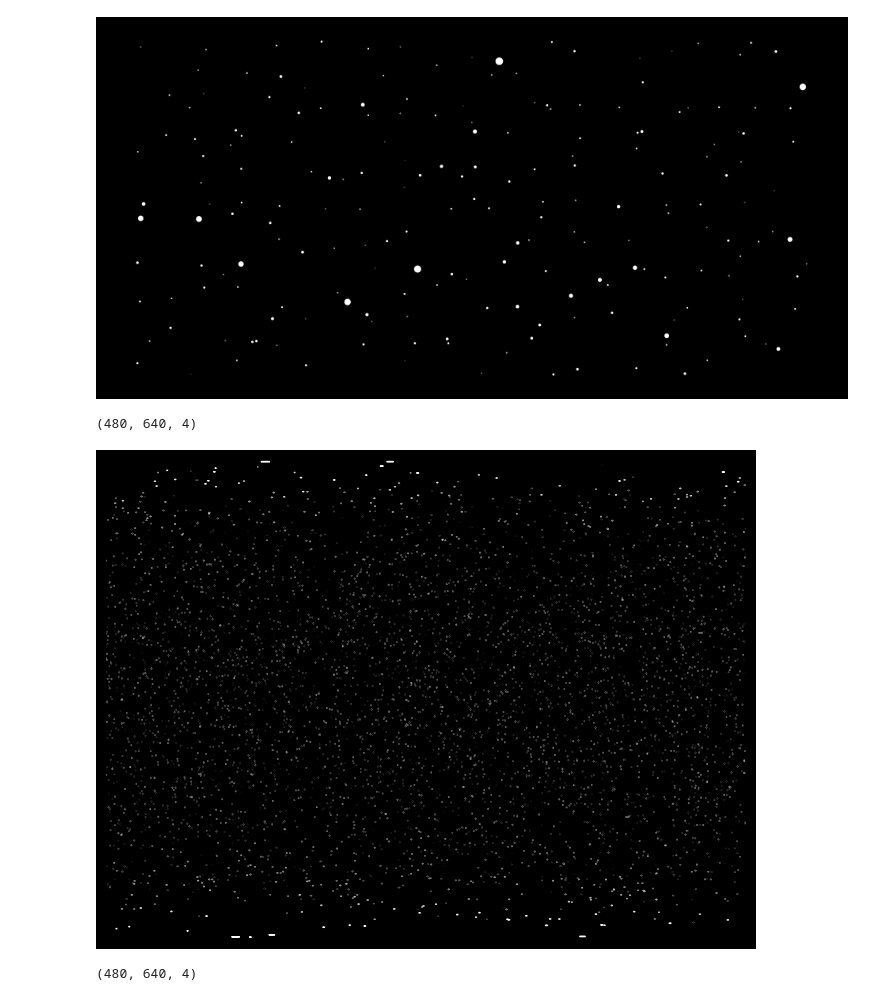
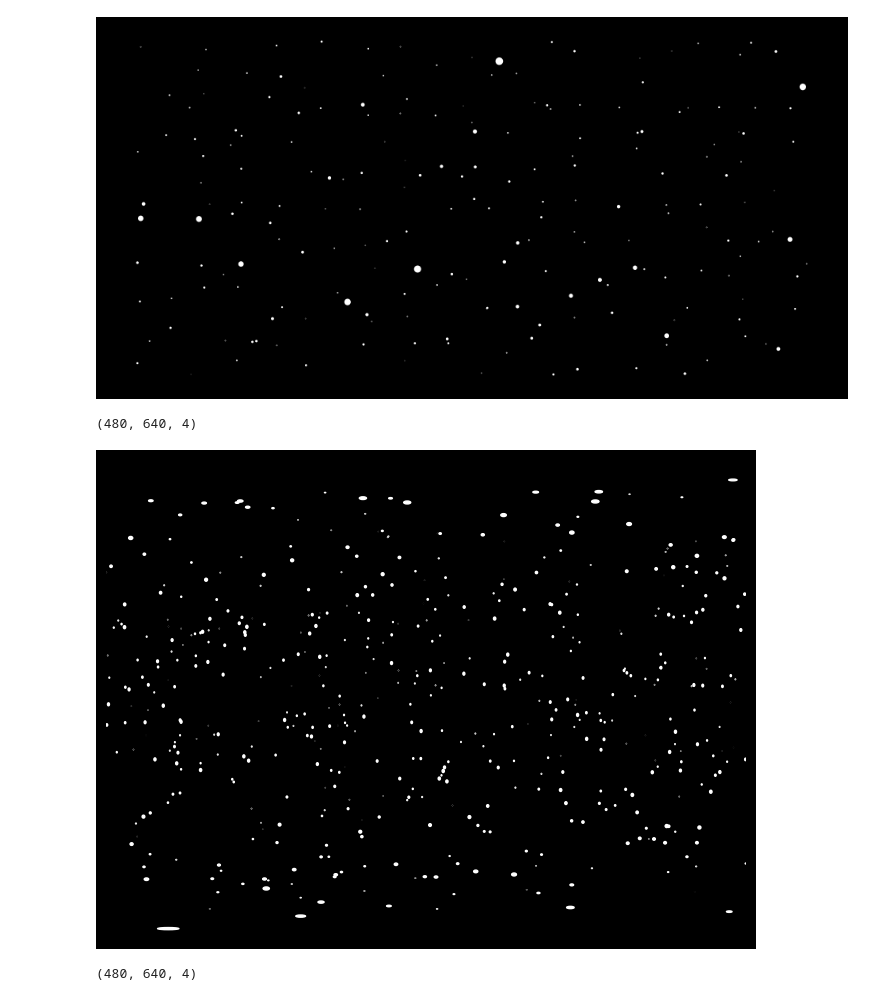
Before and after one commit to Ywatcher/GameNotesPanda3D, a Jupyter notebook: p1/6.1_starlight.ipynb, the cells around one changed output. Saved outputs shown, nothing was run; the diff lists cells and outputs as text; code cells hidden in the pictures.

```diff
--- a/p1/6.1_starlight.ipynb
+++ b/p1/6.1_starlight.ipynb
@@ -243,14 +243,14 @@ fig, ax = plt.subplots(
 )
 
 # Number of ellipses
-n_stars = 5000
+n_stars = 500
 
 # Loop to add ellipses
 np.random.seed(0)  # todo: use torch random state
 cos_pos_theta = np.random.uniform(-1,1, n_stars)
 pos_theta = np.arccos(cos_pos_theta)
 pos_phi = np.random.uniform(0,2*np.pi, n_stars)
-sizes = np.random.uniform(0, .002, n_stars)
+sizes = np.random.uniform(0, .02, n_stars)
 
 h = sizes
 w = sizes / np.sin(pos_theta)
@@ -266,34 +266,34 @@ for _ in range(n_stars):
     ellipse = Ellipse((pos_phi[_], pos_theta[_]), w[_], h[_], color='white')
 
     # Add the ellipse to the plot
     ax.add_patch(ellipse)
 
 # Set limits and aspect ratio
 ax.set_xlim(0,2*np.pi)
 ax.set_ylim(0, np.pi)
 # ax.set_aspect(1.0)
 ax.set_facecolor('black')
 plt.axis("off")
 fig.subplots_adjust(
     left=0, right=1, top=1, bottom=0,
     hspace=0,
     wspace=0
 )
 # forceAspect(ax,aspect=2)
 
 # # Display the plot
 fig.savefig('res/star.png',bbox_inches='tight', pad_inches=0)
 
 canvas = fig.canvas
 canvas.draw()
 # data = np.frombuffer(fig.canvas.tostring_rgb(), dtype=np.uint8)
 data = np.array(canvas.renderer.buffer_rgba())
 # data = data.reshape(fig.canvas.get_width_height()[::-1] + (3,))
 img=data
 data.shape
 # %% [output]
 (480, 640, 4)
-[figure, old version]
+[figure, new version]
 # %%
 # %% [output]
 (480, 640, 4)
```
Also changed, not shown: parts of 3 cells of this notebook, 3 other files.
